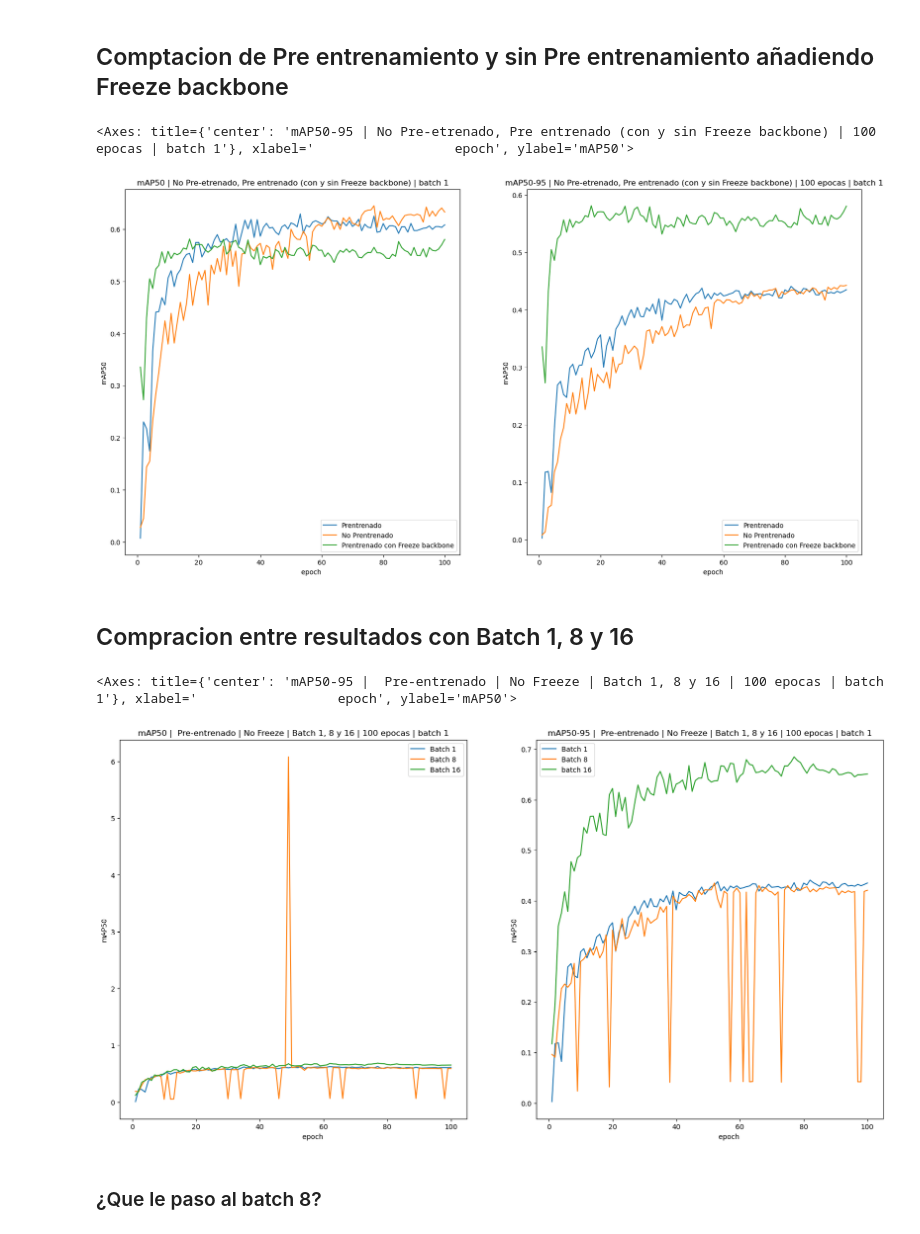
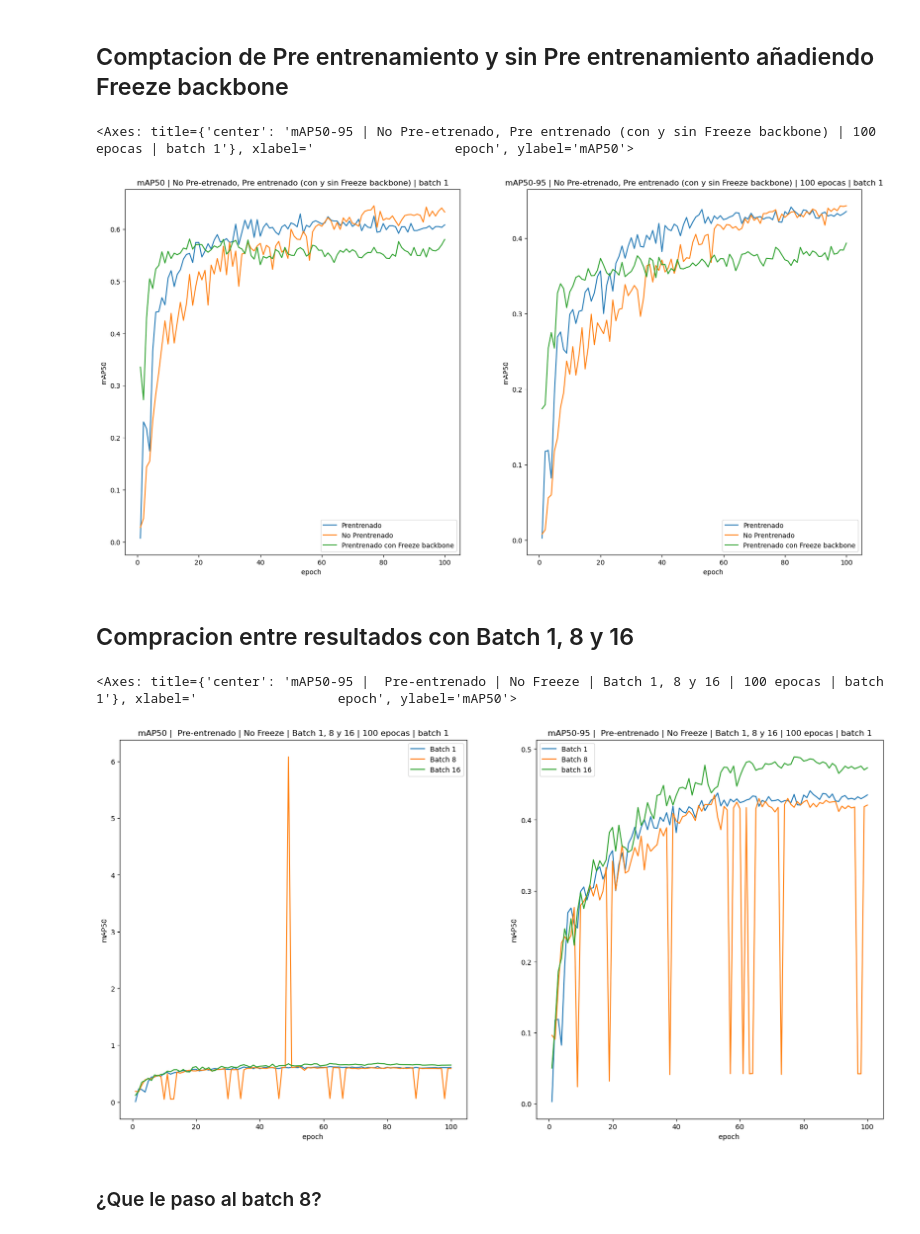
Before and after one commit to DanielPS555/TSCF-detector-malezas, a Jupyter notebook: datos_estadisticos/graficas mAP50 y mAP50-95.ipynb, the cells around one changed output. Cells and saved outputs as stored; diff of their text form; code cells hidden in the pictures.

```diff
--- a/datos_estadisticos/graficas mAP50 y mAP50-95.ipynb
+++ b/datos_estadisticos/graficas mAP50 y mAP50-95.ipynb
@@ -70,36 +59,36 @@ df_maps50_90 = pd.DataFrame()
 
 df_maps50_90['Prentrenado'] = datos_yolov9c_preentrnado_batch1_no_freeze['    metrics/mAP50-95(B)']
 df_maps50_90['No Prentrenado'] = datos_yolov9c_no_preentrnado_batch1_no_freeze['    metrics/mAP50-95(B)']
-df_maps50_90['Prentrenado con Freeze backbone'] = datos_yolov9c_preentrnado_batch1_freeze_10['       metrics/mAP50(B)']
+df_maps50_90['Prentrenado con Freeze backbone'] = datos_yolov9c_preentrnado_batch1_freeze_10['    metrics/mAP50-95(B)']
 
 df_maps50_90.plot( title= 'mAP50-95 | No Pre-etrenado, Pre entrenado (con y sin Freeze backbone) | 100 epocas | batch 1', ylabel="mAP50", figsize=(20,10), ax=axes[1])
 # %% [output]
 <Axes: title={'center': 'mAP50-95 | No Pre-etrenado, Pre entrenado (con y sin Freeze backbone) | 100 epocas | batch 1'}, xlabel='                  epoch', ylabel='mAP50'>
-[figure, old version]
+[figure, new version]
 # %% [markdown]
 ## Compracion entre resultados con Batch 1, 8 y 16
 # %%
 _, axes = plt.subplots(1,2)
 
 df_maps = pd.DataFrame()
 
 df_maps['Batch 1'] = datos_yolov9c_preentrnado_batch1_no_freeze['       metrics/mAP50(B)']
 df_maps['Batch 8'] = datos_yolov9c_preentrnado_batch8_no_freeze['metrics/mAP50(B)']
 df_maps['Batch 16'] = datos_yolov9c_preentrnado_batch16_no_freeze['       metrics/mAP50(B)']
 
 df_maps.plot( title= 'mAP50 |  Pre-entrenado | No Freeze | Batch 1, 8 y 16 | 100 epocas | batch 1', ylabel="mAP50", figsize=(20,10), ax=axes[0])
 
 
 df_maps50_90 = pd.DataFrame()
 
 df_maps50_90['Batch 1'] = datos_yolov9c_preentrnado_batch1_no_freeze['    metrics/mAP50-95(B)']
 df_maps50_90['Batch 8'] = datos_yolov9c_preentrnado_batch8_no_freeze['metrics/mAP50-95(B)']
-df_maps50_90['batch 16'] = datos_yolov9c_preentrnado_batch16_no_freeze['       metrics/mAP50(B)']
+df_maps50_90['batch 16'] = datos_yolov9c_preentrnado_batch16_no_freeze['    metrics/mAP50-95(B)']
 
 df_maps50_90.plot( title= 'mAP50-95 |  Pre-entrenado | No Freeze | Batch 1, 8 y 16 | 100 epocas | batch 1', ylabel="mAP50", figsize=(20,10), ax=axes[1])
 # %% [output]
 <Axes: title={'center': 'mAP50-95 |  Pre-entrenado | No Freeze | Batch 1, 8 y 16 | 100 epocas | batch 1'}, xlabel='                  epoch', ylabel='mAP50'>
-[figure, old version]
+[figure, new version]
 # %% [markdown]
 ### ¿Que le paso al batch 8?
 # %%
```
Also changed, not shown: parts of 4 cells of this notebook, 1 other file.
